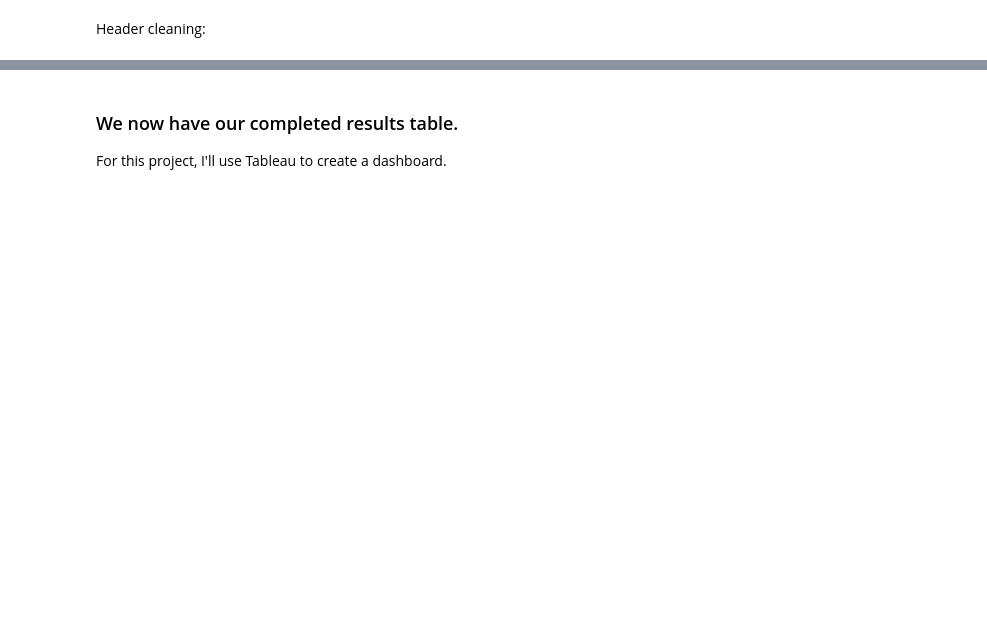
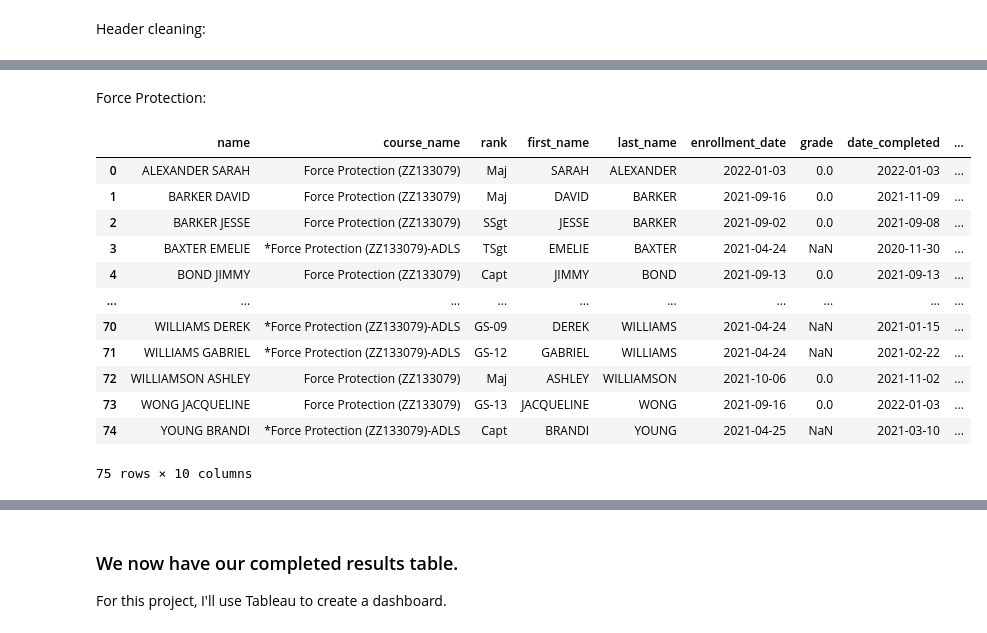
Before and after one commit to antonyebrown/Training_Status, a Jupyter notebook: Unit_Training_Status.ipynb, the cells around one changed output, grey strips where cells are left out. Cells and saved outputs as stored; diff of their text form; code cells hidden in the pictures; blank space fills up the shorter version.

```diff
--- a/Unit_Training_Status.ipynb
+++ b/Unit_Training_Status.ipynb
@@ -201,0 +260,24 @@ memory usage: 456.7+ KB
+# %% [markdown]
+Force Protection:
+# %%
+df = union[union['course_name'].str.contains('Force Protection')]
+
+fp_df = (df.sort_values(['name', 'due_date_1_yr'], ascending=[True, False]).drop_duplicates(['name']).reset_index(drop=True))
+
+fp_df.drop(["due_date_2_yr", "due_date_3_yr"], axis = 1, inplace = True)
+
+fp_df
+# %% [output]
+|  | name | course_name | rank | first_name | last_name | enrollment_date | grade | date_completed | ... |
+| 0 | ALEXANDER SARAH | Force Protection (ZZ133079) | Maj | SARAH | ALEXANDER | 2022-01-03 | 0.0 | 2022-01-03 | ... |
+| 1 | BARKER DAVID | Force Protection (ZZ133079) | Maj | DAVID | BARKER | 2021-09-16 | 0.0 | 2021-11-09 | ... |
+| 2 | BARKER JESSE | Force Protection (ZZ133079) | SSgt | JESSE | BARKER | 2021-09-02 | 0.0 | 2021-09-08 | ... |
+| 3 | BAXTER EMELIE | *Force Protection (ZZ133079)-ADLS | TSgt | EMELIE | BAXTER | 2021-04-24 | NaN | 2020-11-30 | ... |
+| 4 | BOND JIMMY | Force Protection (ZZ133079) | Capt | JIMMY | BOND | 2021-09-13 | 0.0 | 2021-09-13 | ... |
+| ... | ... | ... | ... | ... | ... | ... | ... | ... | ... |
+| 70 | WILLIAMS DEREK | *Force Protection (ZZ133079)-ADLS | GS-09 | DEREK | WILLIAMS | 2021-04-24 | NaN | 2021-01-15 | ... |
+| 71 | WILLIAMS GABRIEL | *Force Protection (ZZ133079)-ADLS | GS-12 | GABRIEL | WILLIAMS | 2021-04-24 | NaN | 2021-02-22 | ... |
+| 72 | WILLIAMSON ASHLEY | Force Protection (ZZ133079) | Maj | ASHLEY | WILLIAMSON | 2021-10-06 | 0.0 | 2021-11-02 | ... |
+| 73 | WONG JACQUELINE | Force Protection (ZZ133079) | GS-13 | JACQUELINE | WONG | 2021-09-16 | 0.0 | 2022-01-03 | ... |
+| 74 | YOUNG BRANDI | *Force Protection (ZZ133079)-ADLS | Capt | BRANDI | YOUNG | 2021-04-25 | NaN | 2021-03-10 | ... |
+75 rows × 10 columns
```
Also changed, not shown: parts of 39 cells of this notebook, 14 other files.
